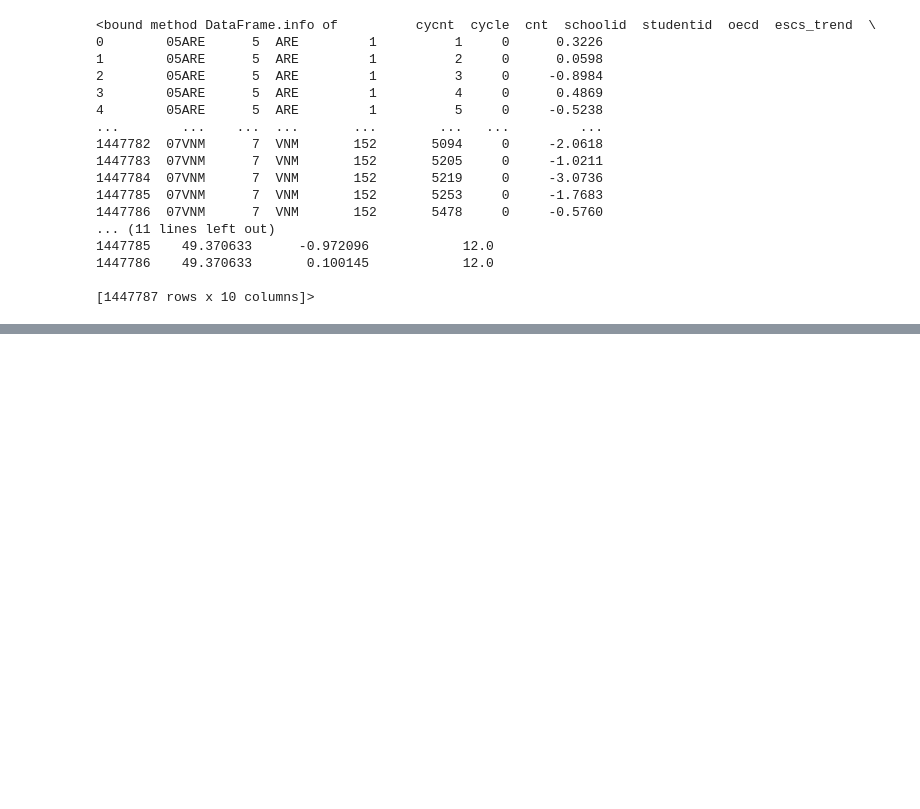
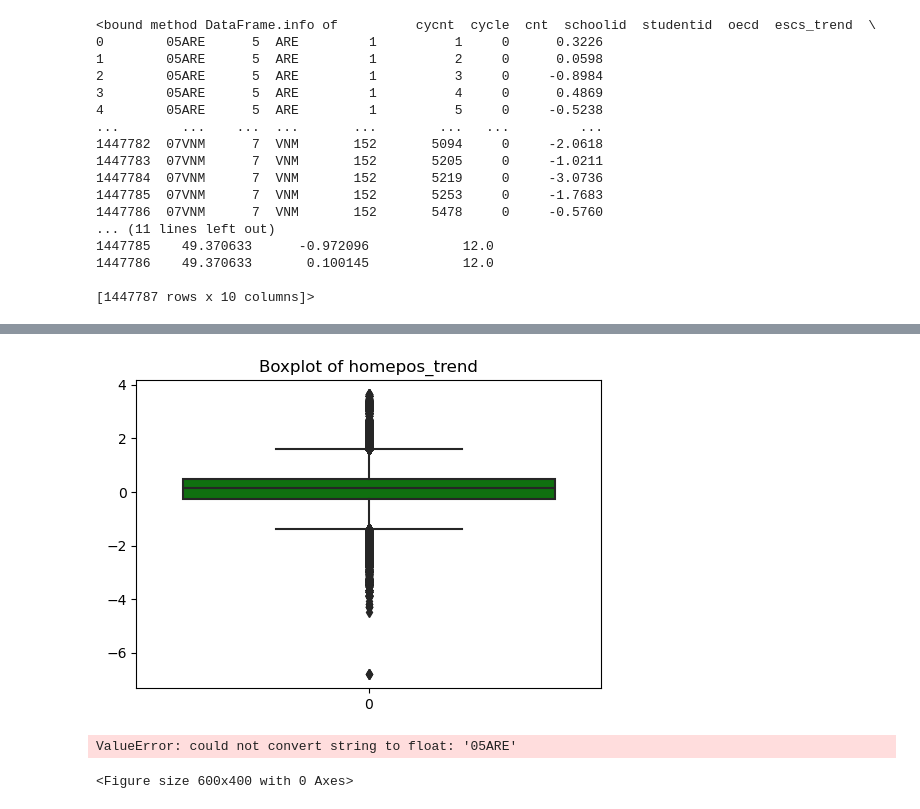
Before and after one commit to anitajn86/DATA-MINING-AND-ANALYTICS, a Jupyter notebook: PRACTICE 1/escsdata.ipynb, the cells around one changed output, grey strips where cells are left out. Saved outputs shown, nothing was run; the diff lists cells and outputs as text; code cells hidden in the pictures; blank space fills up the shorter version.

```diff
--- a/PRACTICE 1/escsdata.ipynb
+++ b/PRACTICE 1/escsdata.ipynb
@@ -292,0 +302,17 @@ escsdata.info
+# %%
+#boxplot
+plt.figure(figsize=(6,4))
+sb.boxplot(escsdata['homepos_trend'],color='green')
+plt.title("Boxplot of homepos_trend")
+plt.show()
+# %% [output]
+[figure, added]
+# %%
+#using a barplot / countplot for categorical data
+plt.figure(figsize=(6,4))
+sb.countplot(escsdata['cycnt'],palette='viridis')
+plt.title("Countplot of cycnt")
+plt.show()
+# %% [output]
+ValueError: could not convert string to float: '05ARE'
+<Figure size 600x400 with 0 Axes>
```
Also changed, not shown: parts of 5 cells of this notebook, 1 other file.
